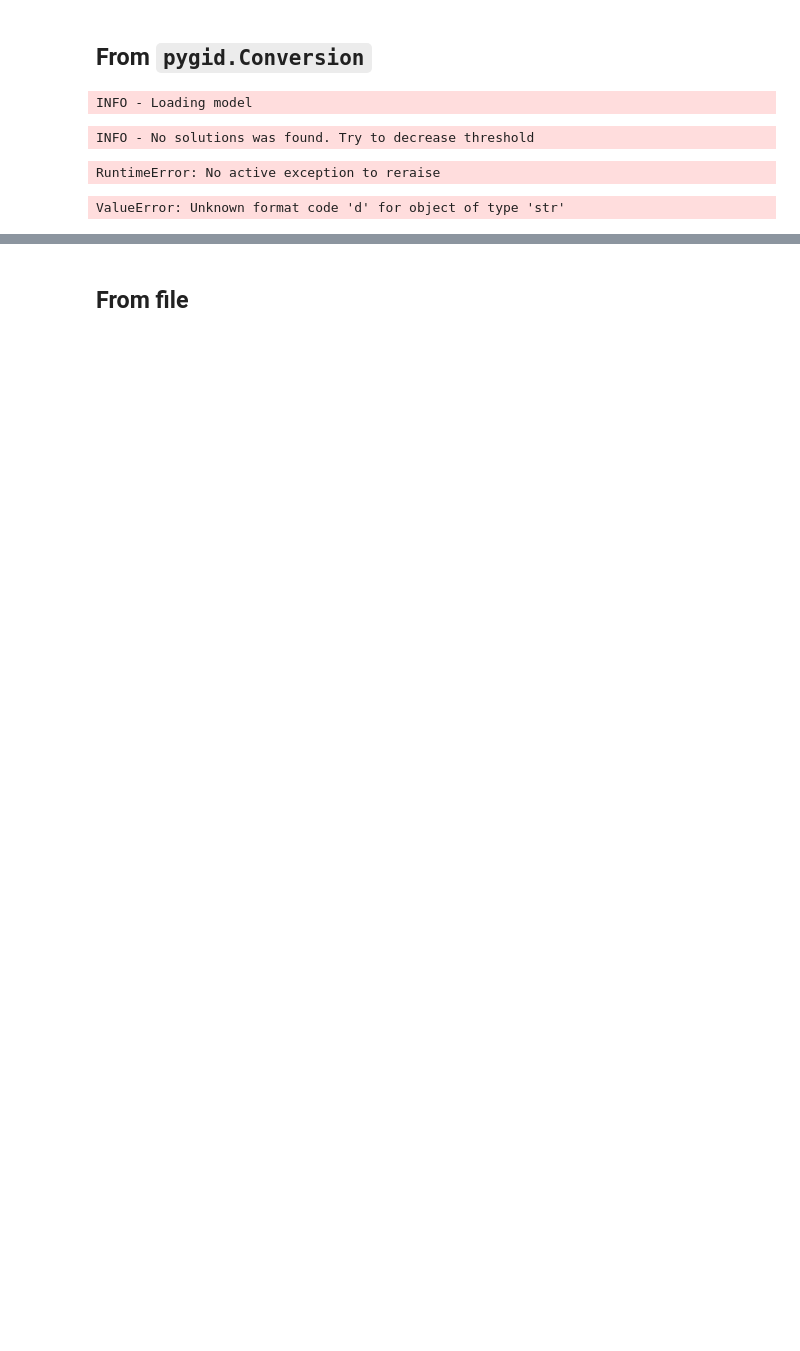
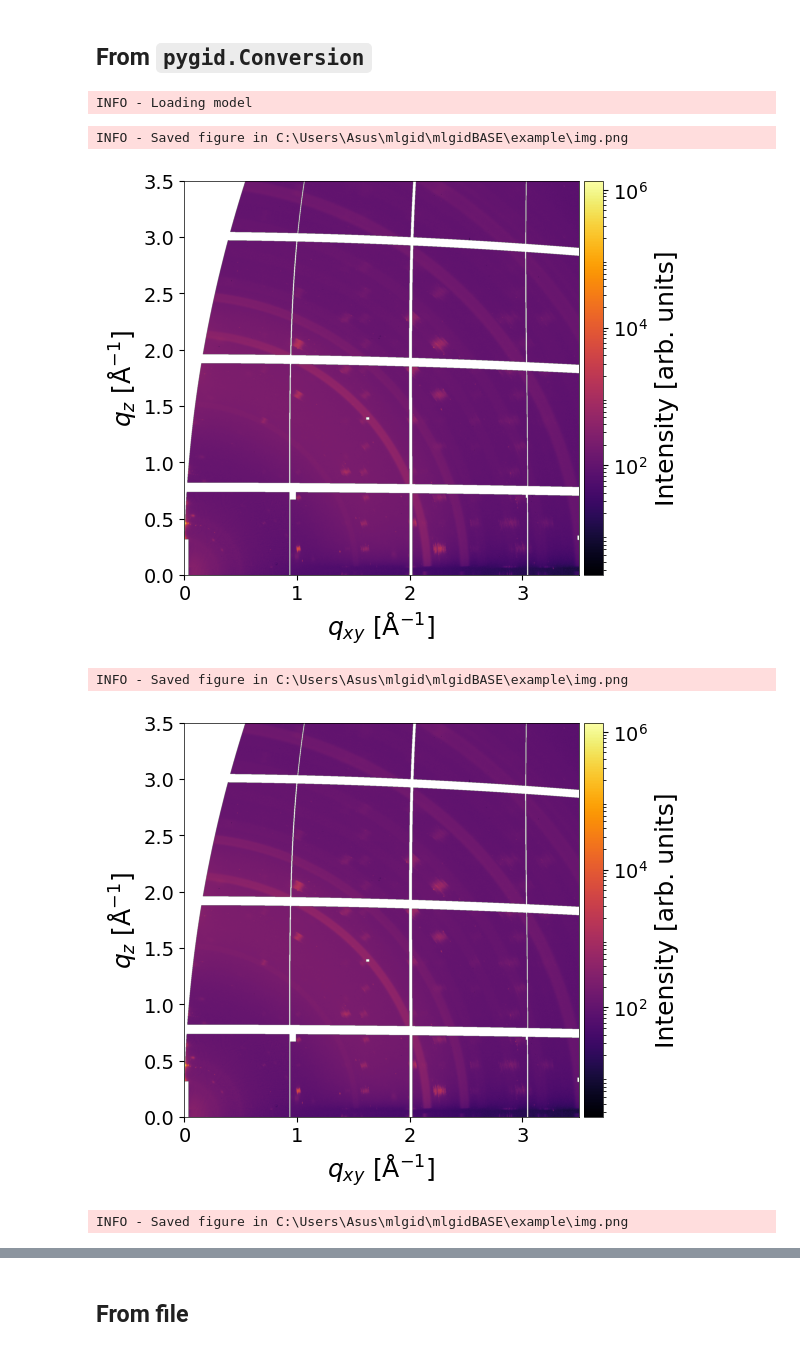
Before and after one commit to mlgid-project/mlgidBASE, a Jupyter notebook: example/mlgidbase_example.ipynb, the cells around one changed output, grey strips where cells are left out. Saved outputs shown, nothing was run; the diff lists cells and outputs as text; code cells hidden in the pictures; blank space fills up the shorter version.

```diff
--- a/example/mlgidbase_example.ipynb
+++ b/example/mlgidbase_example.ipynb
@@ -60,11 +61,6 @@ from mlgidbase import mlgidBASE
 analysis = mlgidBASE(pygid_conversion = conversion)
 # %%
 analysis.run_detection()
+analysis.run_fitting()
 # %% [output]
 INFO - Loading model
-# %%
-analysis.run_fitting(debug=False)
-# %%
-analysis.run_matching(cif_prepr = r'prepr_cifs.pickle', peaks_type='segments', threshold=0.9999)
-# %% [output]
-INFO - No solutions was found. Try to decrease threshold
@@ -74,15 +71,22 @@ analysis.imp_detect = None
 import pickle
 with open('analysis.pkl', 'wb') as f:
     pickle.dump(analysis, f)
-# %%
-raise
-# %% [output]
-RuntimeError: No active exception to reraise
-# %%
-f"{'23':04d}"
-# %% [output]
-ValueError: Unknown format code 'd' for object of type 'str'
 # %%
 import pickle
 with open('analysis.pkl', 'rb') as f:
     analysis = pickle.load(f)
+# %%
+analysis.run_matching(cif_prepr = r'prepr_cifs.pickle', peaks_type='segments', probability_threshold=0.9,
+                      intensity_threshold=10)
+# %%
+analysis.set_plot_defaults(savefig_dpi=200)
+analysis.plot_analysis_results(save_fig = True, path_to_save_fig = 'img.png',
+                               detected_params={'plot': False},
+                               fitted_params={'plot': False},
+                               matched_params={'plot': False})
+# %% [output]
+INFO - Saved figure in C:\Users\Asus\mlgid\mlgidBASE\example\img.png
+[figure, added]
+INFO - Saved figure in C:\Users\Asus\mlgid\mlgidBASE\example\img.png
+[figure, added]
+INFO - Saved figure in C:\Users\Asus\mlgid\mlgidBASE\example\img.png
```
Also changed, not shown: parts of 16 cells of this notebook, 10 other files.
